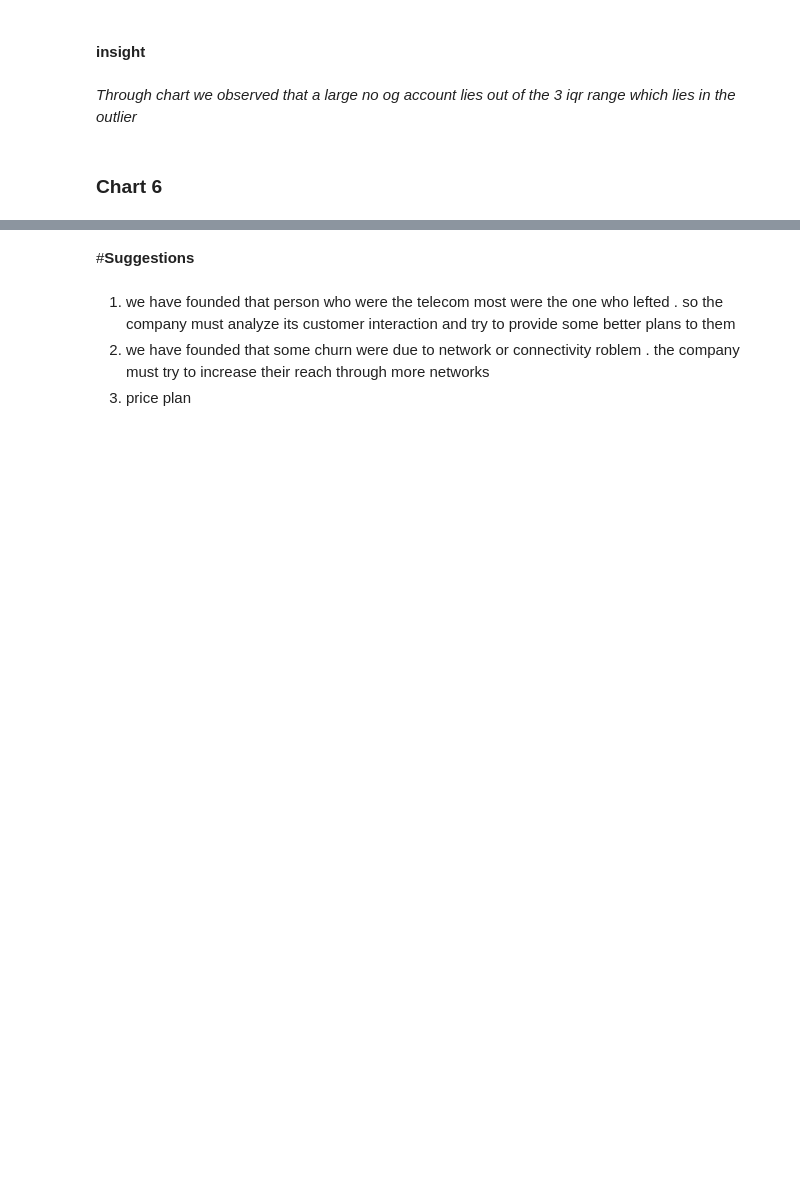
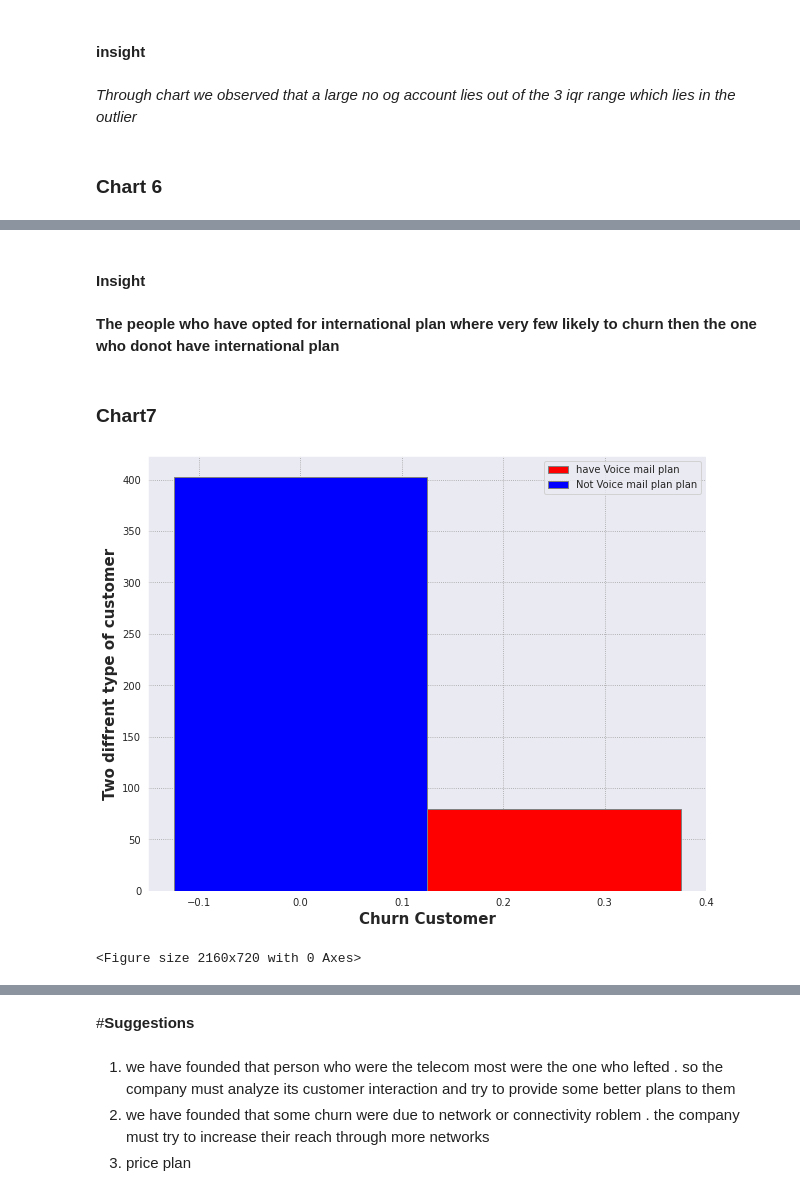
Before and after one commit to surya81/myproject, a Jupyter notebook: Telecom_Churn_Analysis.ipynb, the cells around one changed output, grey strips where cells are left out. Saved outputs shown, nothing was run; the diff lists cells and outputs as text; code cells hidden in the pictures; blank space fills up the shorter version.

```diff
--- a/Telecom_Churn_Analysis.ipynb
+++ b/Telecom_Churn_Analysis.ipynb
@@ -712,0 +709,32 @@ Name: 0, dtype: object
+# %% [markdown]
+#### **Insight**
+# %% [markdown]
+**The people who have opted for international plan where very few likely to churn then the one who donot have international plan**
+# %% [markdown]
+### **Chart7**
+# %%
+#effect of internation call on churn
+sns.set_style("darkgrid", {"grid.color": ".6", "grid.linestyle": ":"})
+# set width of bar
+barWidth = 0.25
+fig = plt.subplots(figsize =(10, 8))
+
+# Set position of bar on X axis
+br1 = np.arange(0,1)
+br2 = [x + barWidth for x in br1]
+br3 = [x + barWidth for x in br2]
+
+# Make the plot
+plt.bar(br2,telecom_dataset.groupby("Voice mail plan")["Churn"].sum().reset_index().iloc[1][1], color ='r', width = barWidth,
+        edgecolor ='grey', label ='have Voice mail plan')
+plt.bar(br1, telecom_dataset.groupby("Voice mail plan")["Churn"].sum().reset_index().iloc[0][1], color ='b', width = barWidth,
+        edgecolor ='grey', label ='Not Voice mail plan plan')
+# Adding Xticks
+plt.xlabel('Churn Customer', fontweight ='bold', fontsize = 15)
+plt.ylabel('Two diffrent type of customer', fontweight ='bold', fontsize = 15)
+plt.legend()
+plt.show()
+plt.savefig("Voice mail plan and churn analysis")
+# %% [output]
+[figure, added]
+<Figure size 2160x720 with 0 Axes>
```
Also changed, not shown: parts of 27 cells of this notebook.
